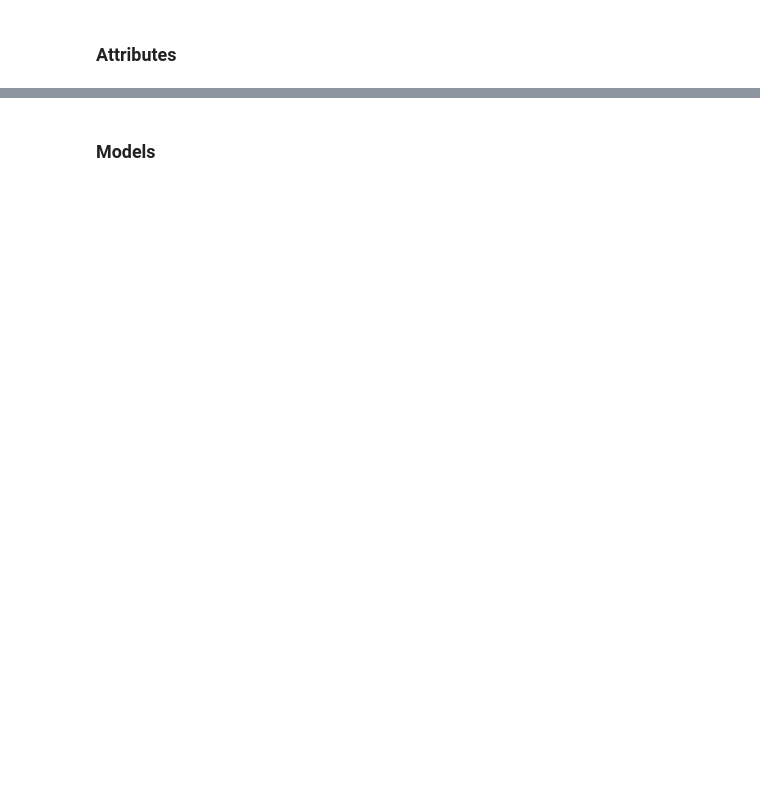
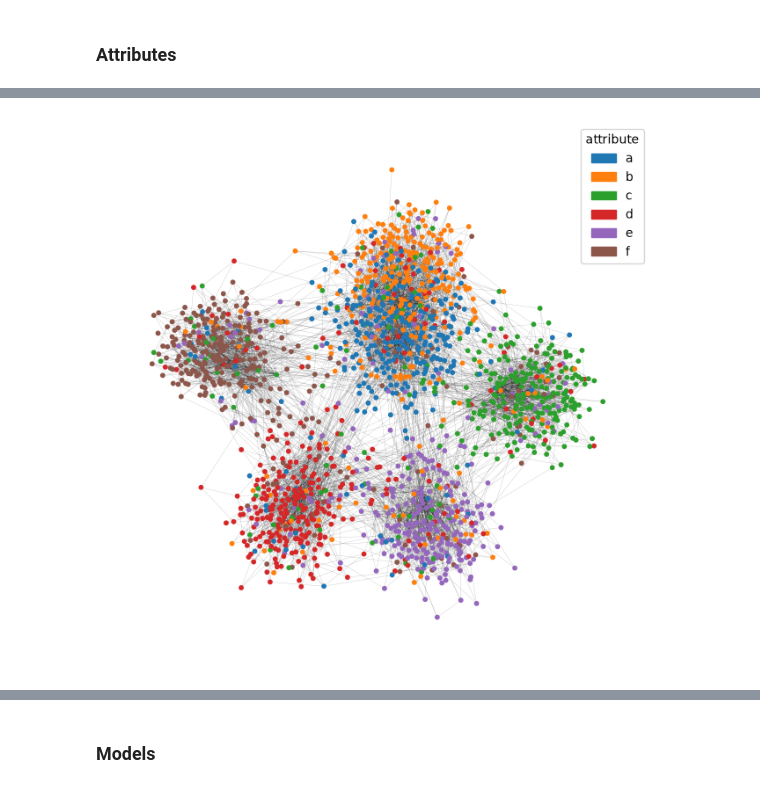
Before and after one commit to jacobgroot/FDS_2, a Jupyter notebook: assignment_2.ipynb, the cells around one changed output, grey strips where cells are left out. Drawn from its saved outputs; the diff is of its cells as text; code cells hidden in the pictures; blank space fills up the shorter version.

```diff
--- a/assignment_2.ipynb
+++ b/assignment_2.ipynb
@@ -77,13 +183,15 @@ plt.show()
 # %%
 # Draw the graph coloured by attribute
 cats = sorted(attrs.attribute.unique())
-cmap = plt.get_cmap("tab10")
+cmap = plt.get_cmap('tab10')
 color_of = {c: cmap(i) for i, c in enumerate(cats)}
-node_colors = [color_of[G.nodes[n]["attr"]] for n in G.nodes()]
+node_colors = [color_of[G.nodes[n]['attr']] for n in G.nodes()]
 
-draw_network(G, pos, node_colors=node_colors, node_size=12)
-plt.legend(handles=[Patch(color=color_of[c], label=c) for c in cats], title="attribute")
-plt.axis("off"); plt.show()
+draw_network(G, pos, node_colors=node_colors, node_size=10)
+plt.legend(handles=[Patch(color=color_of[c], label=c) for c in cats], title='attribute')
+plt.axis('off'); plt.show()
+# %% [output]
+[figure, added]
 # %%
 # Use modularity communities to segment the network
 community_of = community_map(G, resolution=0.8)
```
Also changed, not shown: parts of 40 cells of this notebook, 5 other files.
